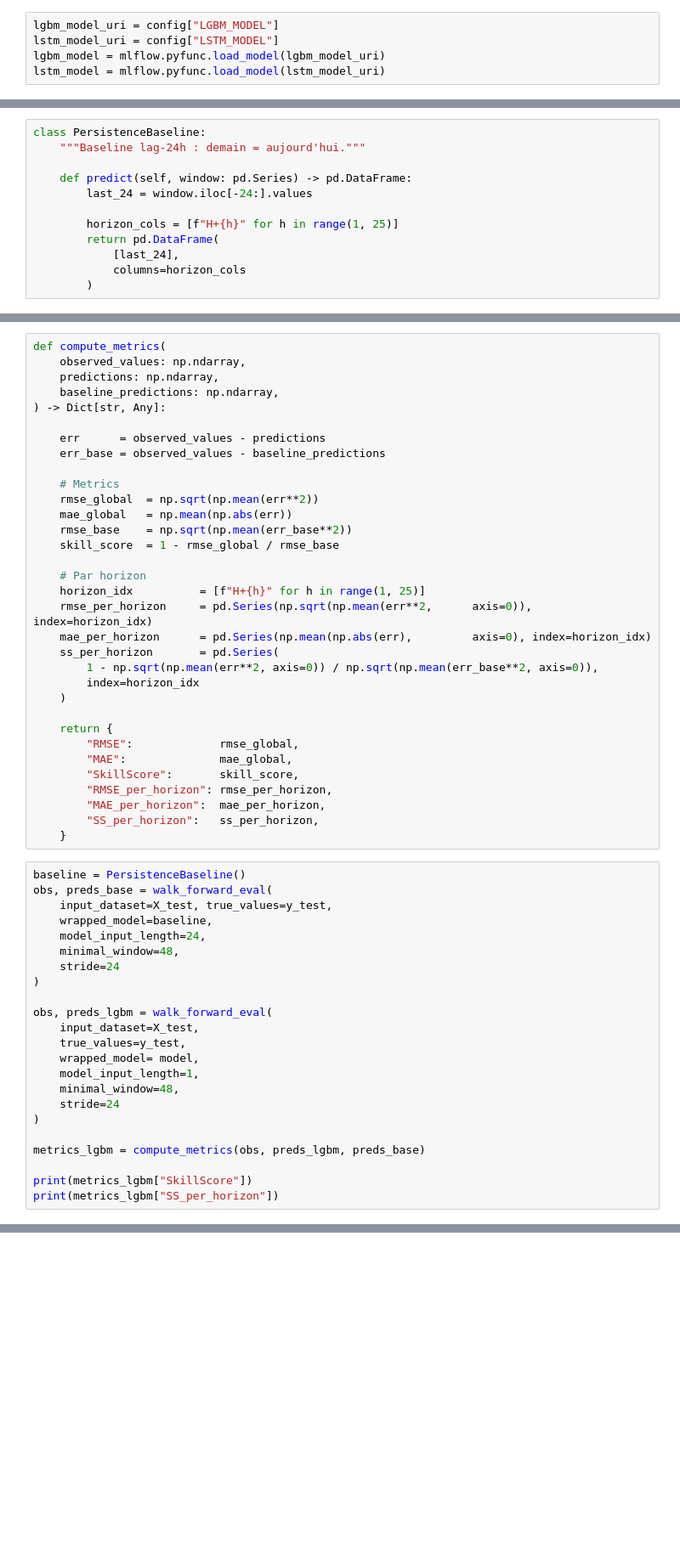
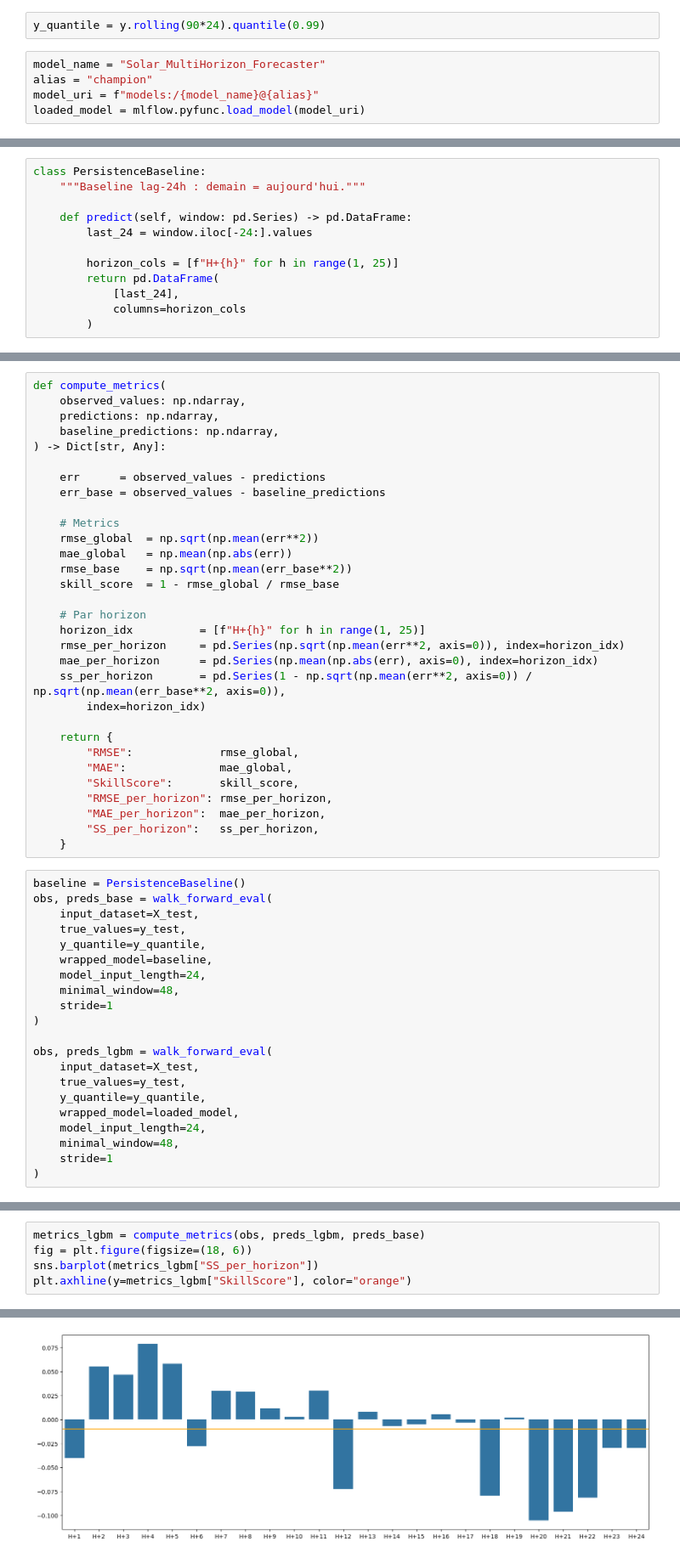
Before and after one commit to Simonsns/solar_prediction, a Jupyter notebook: notebooks/05_walk_forward_and_tracking_metrics.ipynb, the cells around one changed output, grey strips where cells are left out. Shown at 85% size. Drawn from its saved outputs; the diff is of its cells as text; blank space fills up the shorter version.

```diff
--- a/notebooks/05_walk_forward_and_tracking_metrics.ipynb
+++ b/notebooks/05_walk_forward_and_tracking_metrics.ipynb
@@ -77,5 +75,7 @@ init_mlflow(config=config, experiment_name="LGBM_Direct_Output")
+# %%
+y_quantile = y.rolling(90*24).quantile(0.99)
 # %%
-lgbm_model_uri = config["LGBM_MODEL"]
-lstm_model_uri = config["LSTM_MODEL"]
-lgbm_model = mlflow.pyfunc.load_model(lgbm_model_uri)
-lstm_model = mlflow.pyfunc.load_model(lstm_model_uri)
+model_name = "Solar_MultiHorizon_Forecaster"
+alias = "champion"
+model_uri = f"models:/{model_name}@{alias}"
+loaded_model = mlflow.pyfunc.load_model(model_uri)
@@ -145,12 +168,10 @@ def compute_metrics(
 
     # Par horizon
     horizon_idx          = [f"H+{h}" for h in range(1, 25)]
-    rmse_per_horizon     = pd.Series(np.sqrt(np.mean(err**2,      axis=0)), index=horizon_idx)
-    mae_per_horizon      = pd.Series(np.mean(np.abs(err),         axis=0), index=horizon_idx)
-    ss_per_horizon       = pd.Series(
-        1 - np.sqrt(np.mean(err**2, axis=0)) / np.sqrt(np.mean(err_base**2, axis=0)),
-        index=horizon_idx
-    )
+    rmse_per_horizon     = pd.Series(np.sqrt(np.mean(err**2, axis=0)), index=horizon_idx)
+    mae_per_horizon      = pd.Series(np.mean(np.abs(err), axis=0), index=horizon_idx)
+    ss_per_horizon       = pd.Series(1 - np.sqrt(np.mean(err**2, axis=0)) / np.sqrt(np.mean(err_base**2, axis=0)),
+        index=horizon_idx)
 
     return {
         "RMSE":             rmse_global,
@@ -163,24 +184,22 @@ def compute_metrics(
 # %%
 baseline = PersistenceBaseline()
 obs, preds_base = walk_forward_eval(
-    input_dataset=X_test, true_values=y_test,
+    input_dataset=X_test,
+    true_values=y_test,
+    y_quantile=y_quantile,
     wrapped_model=baseline,
     model_input_length=24,
     minimal_window=48,
-    stride=24
+    stride=1
 )
 
 obs, preds_lgbm = walk_forward_eval(
     input_dataset=X_test,
     true_values=y_test,
-    wrapped_model= model,
-    model_input_length=1,
+    y_quantile=y_quantile,
+    wrapped_model=loaded_model,
+    model_input_length=24,
     minimal_window=48,
-    stride=24
+    stride=1
 )
-
-metrics_lgbm = compute_metrics(obs, preds_lgbm, preds_base)
-
-print(metrics_lgbm["SkillScore"])
-print(metrics_lgbm["SS_per_horizon"])
 # %% [output]
@@ -203,0 +207,6 @@ dtype: float64
+# %%
+metrics_lgbm = compute_metrics(obs, preds_lgbm, preds_base)
+fig = plt.figure(figsize=(18, 6))
+sns.barplot(metrics_lgbm["SS_per_horizon"])
+plt.axhline(y=metrics_lgbm["SkillScore"], color="orange")
+# %% [output]
@@ -203,0 +214 @@ dtype: float64
+[figure, added]
```
Also changed, not shown: parts of 9 cells of this notebook, 6 other files.
